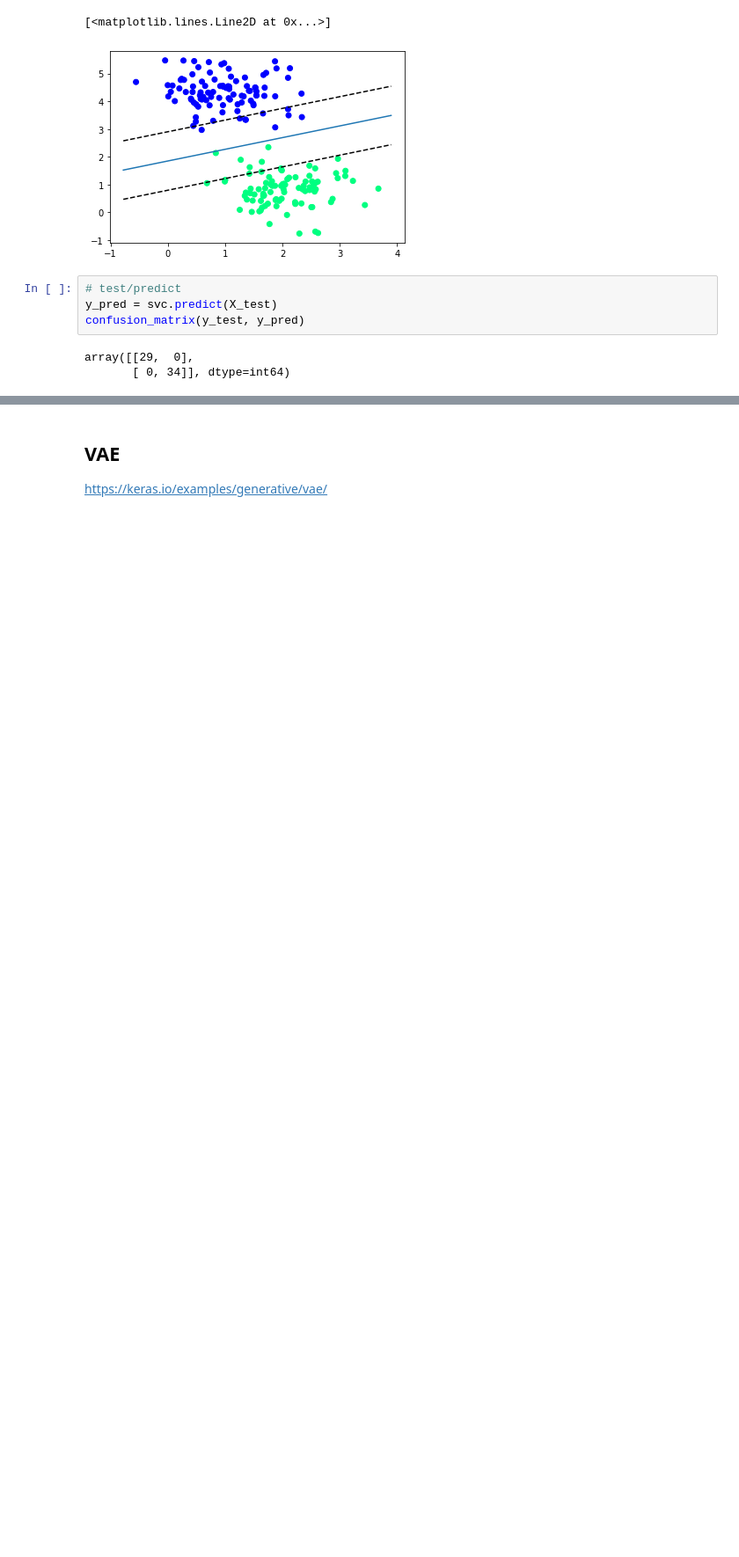
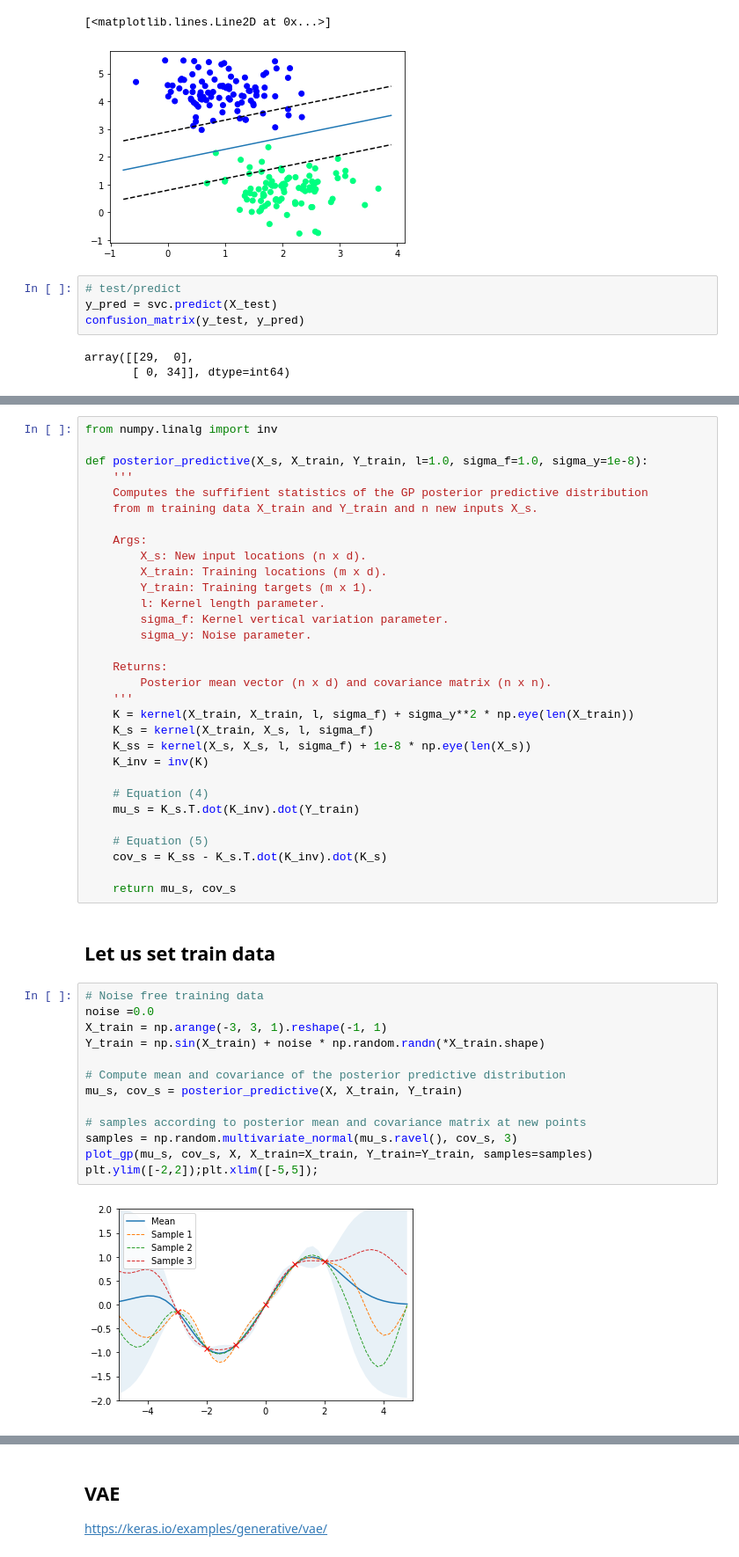
Before and after one commit to alphacentaury-github/NPSS2020, a Jupyter notebook: ML_lecture2.ipynb, the cells around one changed output, grey strips where cells are left out. Shown at 88% size. Drawn from its saved outputs; the diff is of its cells as text; blank space fills up the shorter version.

```diff
--- a/ML_lecture2.ipynb
+++ b/ML_lecture2.ipynb
@@ -306,0 +364,48 @@ plt.show()
+# %%
+from numpy.linalg import inv
+
+def posterior_predictive(X_s, X_train, Y_train, l=1.0, sigma_f=1.0, sigma_y=1e-8):
+    '''
+    Computes the suffifient statistics of the GP posterior predictive distribution
+    from m training data X_train and Y_train and n new inputs X_s.
+
+    Args:
+        X_s: New input locations (n x d).
+        X_train: Training locations (m x d).
+        Y_train: Training targets (m x 1).
+        l: Kernel length parameter.
+        sigma_f: Kernel vertical variation parameter.
+        sigma_y: Noise parameter.
+
+    Returns:
+        Posterior mean vector (n x d) and covariance matrix (n x n).
+    '''
+    K = kernel(X_train, X_train, l, sigma_f) + sigma_y**2 * np.eye(len(X_train))
+    K_s = kernel(X_train, X_s, l, sigma_f)
+    K_ss = kernel(X_s, X_s, l, sigma_f) + 1e-8 * np.eye(len(X_s))
+    K_inv = inv(K)
+
+    # Equation (4)
+    mu_s = K_s.T.dot(K_inv).dot(Y_train)
+
+    # Equation (5)
+    cov_s = K_ss - K_s.T.dot(K_inv).dot(K_s)
+
+    return mu_s, cov_s
+# %% [markdown]
+## Let us set train data
+# %%
+# Noise free training data
+noise =0.0
+X_train = np.arange(-3, 3, 1).reshape(-1, 1)
+Y_train = np.sin(X_train) + noise * np.random.randn(*X_train.shape)
+
+# Compute mean and covariance of the posterior predictive distribution
+mu_s, cov_s = posterior_predictive(X, X_train, Y_train)
+
+# samples according to posterior mean and covariance matrix at new points
+samples = np.random.multivariate_normal(mu_s.ravel(), cov_s, 3)
+plot_gp(mu_s, cov_s, X, X_train=X_train, Y_train=Y_train, samples=samples)
+plt.ylim([-2,2]);plt.xlim([-5,5]);
+# %% [output]
+[figure, added]
```
Also changed, not shown: parts of 16 cells of this notebook, 1 other file.
